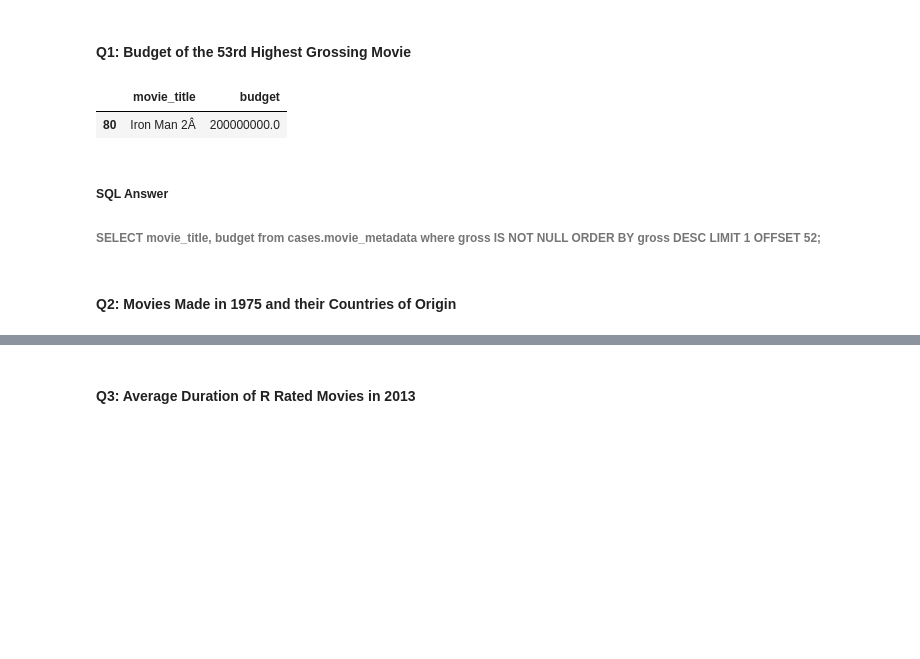
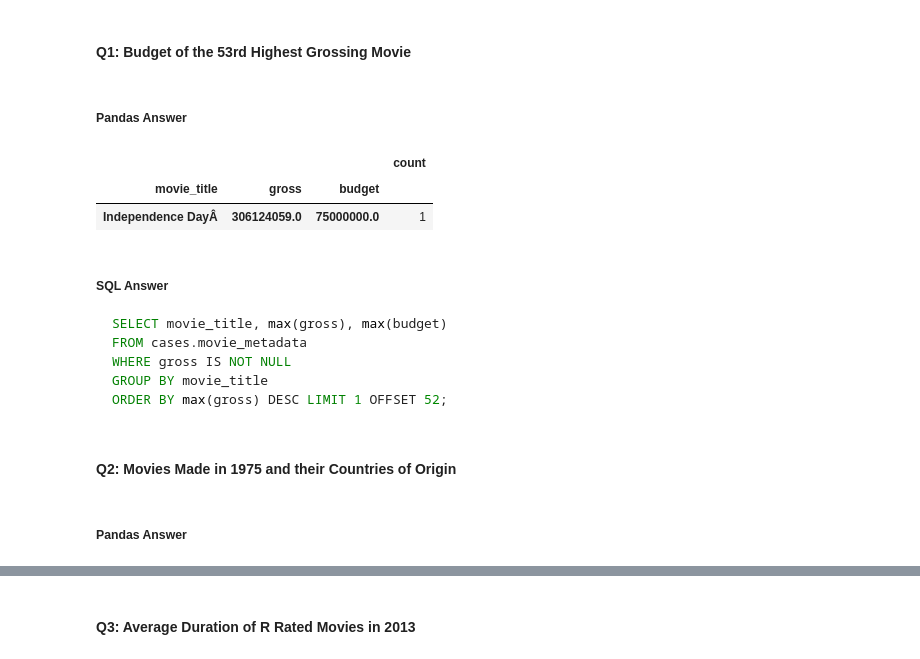
Before and after one commit to sourcery-ai-bot/library-python, a Jupyter notebook: data_science/notebooks/imdb_movies.ipynb, the cells around one changed output, grey strips where cells are left out. Saved outputs shown, nothing was run; the diff lists cells and outputs as text; code cells hidden in the pictures; blank space fills up the shorter version.

````diff
--- a/data_science/notebooks/imdb_movies.ipynb
+++ b/data_science/notebooks/imdb_movies.ipynb
@@ -244,10 +248,23 @@ q1 = df.sort_values(by=['gross'], ascending=False)
-# %%
-q1.iloc[[52]][['movie_title', 'budget']]  # Index 52 since Python/Pandas indexing starts at 0
-# %% [output]
-|  | movie_title | budget |
-| 80 | Iron Man 2Â | 200000000.0 |
+# %% [markdown]
+##### Pandas Answer
+# %%
+q1 = df.groupby(by=['movie_title', 'gross', 'budget'])['movie_title'].describe()[['count']]
+q1 = q1.sort_values(by=['gross'], ascending=False)
+q1[52:53]  # Index 52 is item 53 as zero based indexing
+# %% [output]
+|  |  |  | count |
+| movie_title | gross | budget |  |
+| Independence DayÂ | 306124059.0 | 75000000.0 | 1 |
 # %% [markdown]
 ##### SQL Answer
-###### SELECT movie_title, budget from cases.movie_metadata where gross IS NOT NULL ORDER BY gross DESC LIMIT 1 OFFSET 52;
+```sql
+SELECT movie_title, max(gross), max(budget)
+FROM cases.movie_metadata
+WHERE gross IS NOT NULL
+GROUP BY movie_title
+ORDER BY max(gross) DESC LIMIT 1 OFFSET 52;
+```
 # %% [markdown]
 #### Q2: Movies Made in 1975 and their Countries of Origin
+# %% [markdown]
+##### Pandas Answer
````
Also changed, not shown: parts of 18 cells of this notebook.
